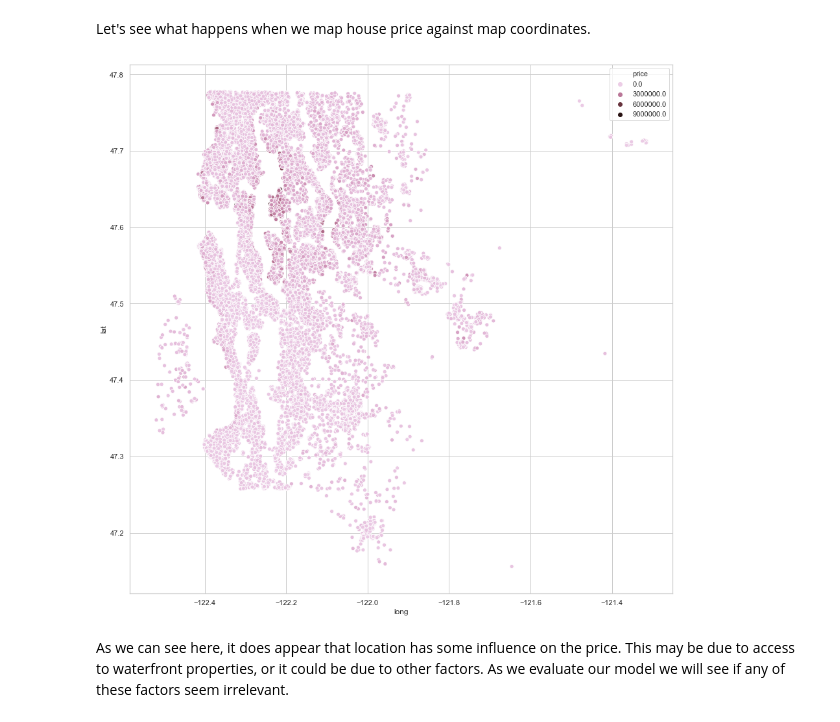
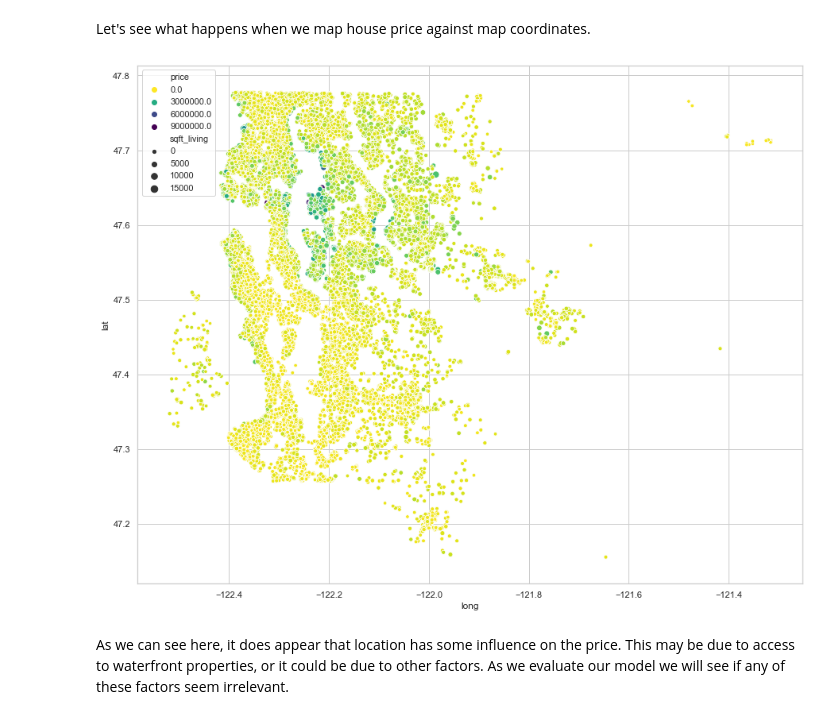
Before and after one commit to Lionslicer-Coding/dsc-mod-2-project-v2-1-onl01-dtsc-pt-030220, a Jupyter notebook: student.ipynb, the cells around one changed output. Cells and saved outputs as stored; diff of their text form; code cells hidden in the pictures.

```diff
--- a/student.ipynb
+++ b/student.ipynb
@@ -277,12 +277,12 @@ df.drop('date', axis=1,inplace=True)
 # %% [markdown]
 Let's see what happens when we map house price against map coordinates.
 # %%
-plt.figure(figsize=[15,15])
+plt.figure(figsize=[15,12])
 sns.set_style('whitegrid')
-sns.scatterplot(x='long', y='lat', data=df, hue='price', palette="ch:1,-.2,dark=.1")
+sns.scatterplot(x='long', y='lat', data=df, hue='price', size='sqft_living', palette="viridis_r")
 plt.show()
 # %% [output]
-[figure, old version]
+[figure, new version]
 # %% [markdown]
 As we can see here, it does appear that location has some influence on the price. This may be due to access to waterfront properties, or it could be due to other factors. As we evaluate our model we will see if any of these factors seem irrelevant.
 # %%
```
Also changed, not shown: parts of 2 cells of this notebook.
